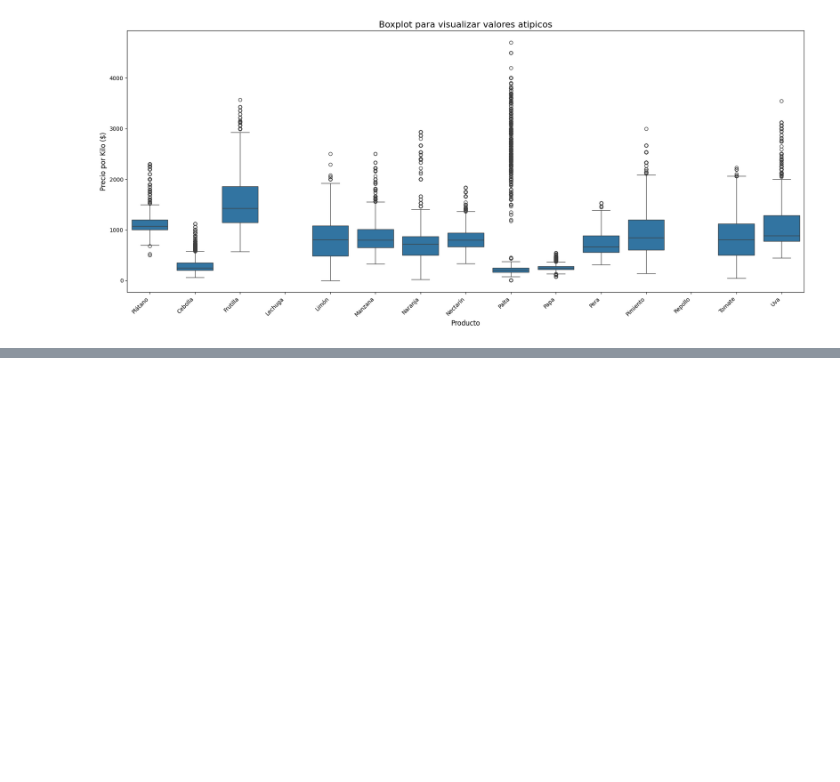
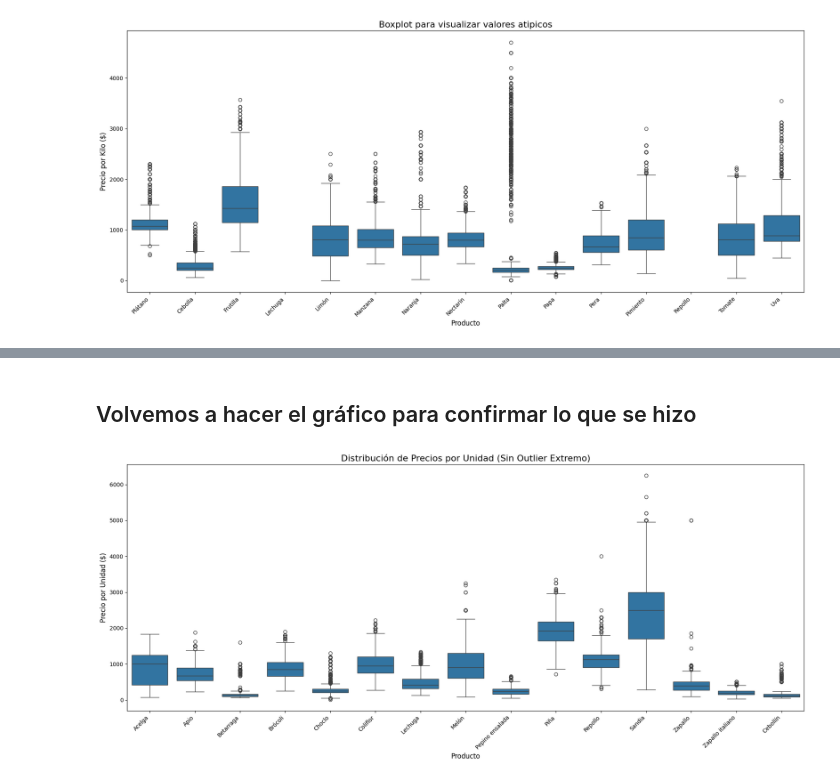
Before and after one commit to Ricardouchub/Analisis-Estrategico-de-Precios, a Jupyter notebook: Análisis Estratégico de Precios Mayoristas para el Sector Retail de Frutas y Hortalizas.ipynb, the cells around one changed output, grey strips where cells are left out. Drawn from its saved outputs; the diff is of its cells as text; code cells hidden in the pictures; blank space fills up the shorter version.

```diff
--- a/Análisis Estratégico de Precios Mayoristas para el Sector Retail de Frutas y Hortalizas.ipynb
+++ b/Análisis Estratégico de Precios Mayoristas para el Sector Retail de Frutas y Hortalizas.ipynb
@@ -657,0 +701,11 @@ plt.show()
+# %%
+# Encontrar el valor máximo por unidad (el outlier extremo) para el melón
+valor_extremo_melon = df1[df1['producto'] == 'Melón']['precio_por_unidad'].max()
+
+# Obtener el índice de esa fila
+indice_melon = df1[(df1['producto'] == 'Melón') & (df1['precio_por_unidad'] == valor_extremo_melon)].index
+
+# Eliminar la fila del DataFrame
+df1.drop(index=indice_melon, inplace=True)
+
+print(f"Se ha eliminado la fila del producto 'Melón' con el precio extremo por unidad de: ${valor_extremo_melon:,.2f}")
@@ -657,0 +718,23 @@ plt.show()
+# %% [markdown]
+## Volvemos a hacer el gráfico para confirmar lo que se hizo
+# %%
+# Filtrar el DataFrame para obtener solo productos con precio por unidad
+df_unidades = df1[df1['precio_por_unidad'].notna()]
+
+# Encontrar los 15 productos más comunes que se venden por unidad
+top_15_productos_unidad = df_unidades['producto'].value_counts().nlargest(15).index
+
+# Filtrar el DataFrame para incluir solo esos productos
+df_top_unidades = df_unidades[df_unidades['producto'].isin(top_15_productos_unidad)]
+
+# Crear el gráfico de caja actualizado
+plt.figure(figsize=(18, 8))
+sns.boxplot(data=df_top_unidades, x='producto', y='precio_por_unidad')
+plt.title('Distribución de Precios por Unidad (Sin Outlier Extremo)', fontsize=16)
+plt.xlabel('Producto', fontsize=12)
+plt.ylabel('Precio por Unidad ($)', fontsize=12)
+plt.xticks(rotation=45, ha='right')
+plt.tight_layout()
+plt.show()
+# %% [output]
+[figure, added]
```
Also changed, not shown: parts of 10 cells of this notebook.
